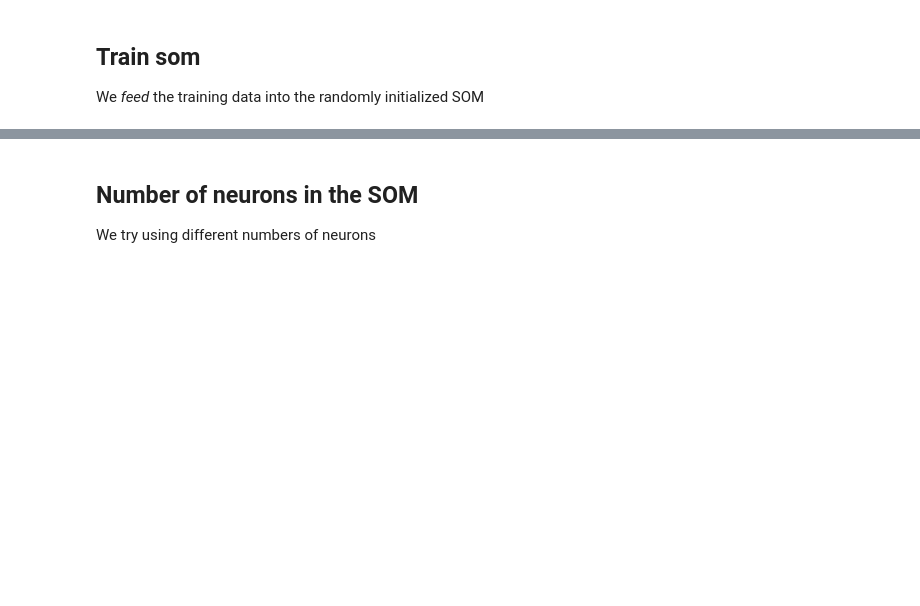
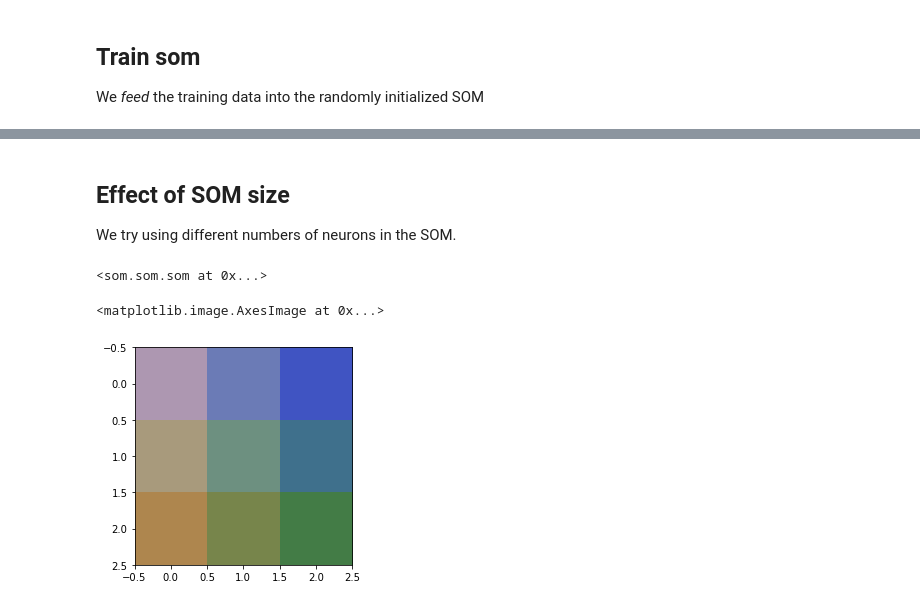
Before and after one commit to upmValeriano/upmdmasom, a Jupyter notebook: examples/Very Basic Som - RGB data.ipynb, the cells around one changed output, grey strips where cells are left out. Drawn from its saved outputs; the diff is of its cells as text; code cells hidden in the pictures; blank space fills up the shorter version.

Commit message:
finished the jupyter notebook with SOM and RGB data example. Eliminated print from som.py

```diff
--- a/examples/Very Basic Som - RGB data.ipynb
+++ b/examples/Very Basic Som - RGB data.ipynb
@@ -127,4 +108,21 @@ for epochs, i in zip([1, 4, 5, 10], range(1,5)):
 # %% [markdown]
-## Number of neurons in the SOM
+## Effect of SOM size
 
-We try using different numbers of neurons
+We try using different numbers of neurons in the SOM.
+# %%
+smmSmall = som(nrows=3,ncols=3,dimension=dimensions,vmax=255)
+smmMedium = som(nrows=5,ncols=5,dimension=dimensions,vmax=255)
+smmBig = som(nrows=10,ncols=10,dimension=dimensions,vmax=255)
+smmVeryBig = som(nrows=20,ncols=20,dimension=dimensions,vmax=255)
+# %%
+smmSmall.train_SOM(train_data=train_data, epochs=5)
+smmMedium.train_SOM(train_data=train_data, epochs=5)
+smmBig.train_SOM(train_data=train_data, epochs=5)
+smmVeryBig.train_SOM(train_data=train_data, epochs=5)
+# %% [output]
+<som.som.som at 0x...>
+# %%
+plt.imshow(smmSmall.SOM.astype(int))
+# %% [output]
+<matplotlib.image.AxesImage at 0x...>
+[figure, added]
```
Also changed, not shown: parts of 24 cells of this notebook, 1 other file.
